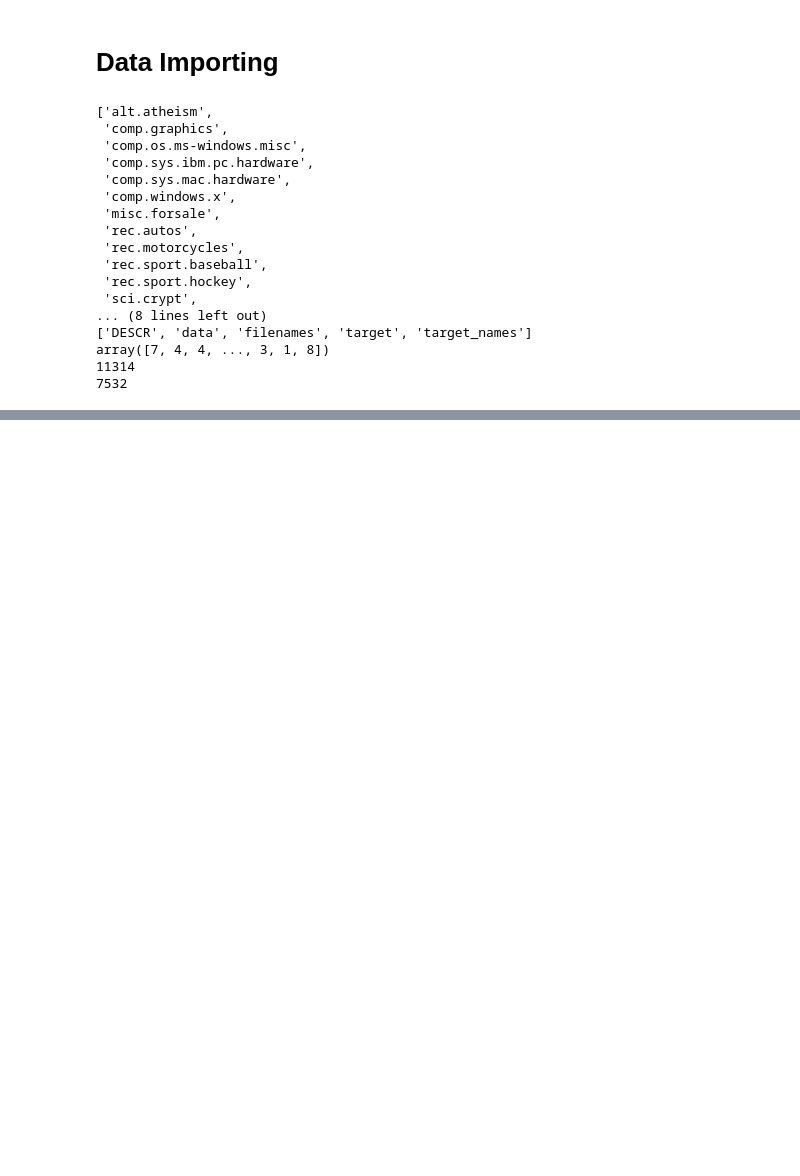
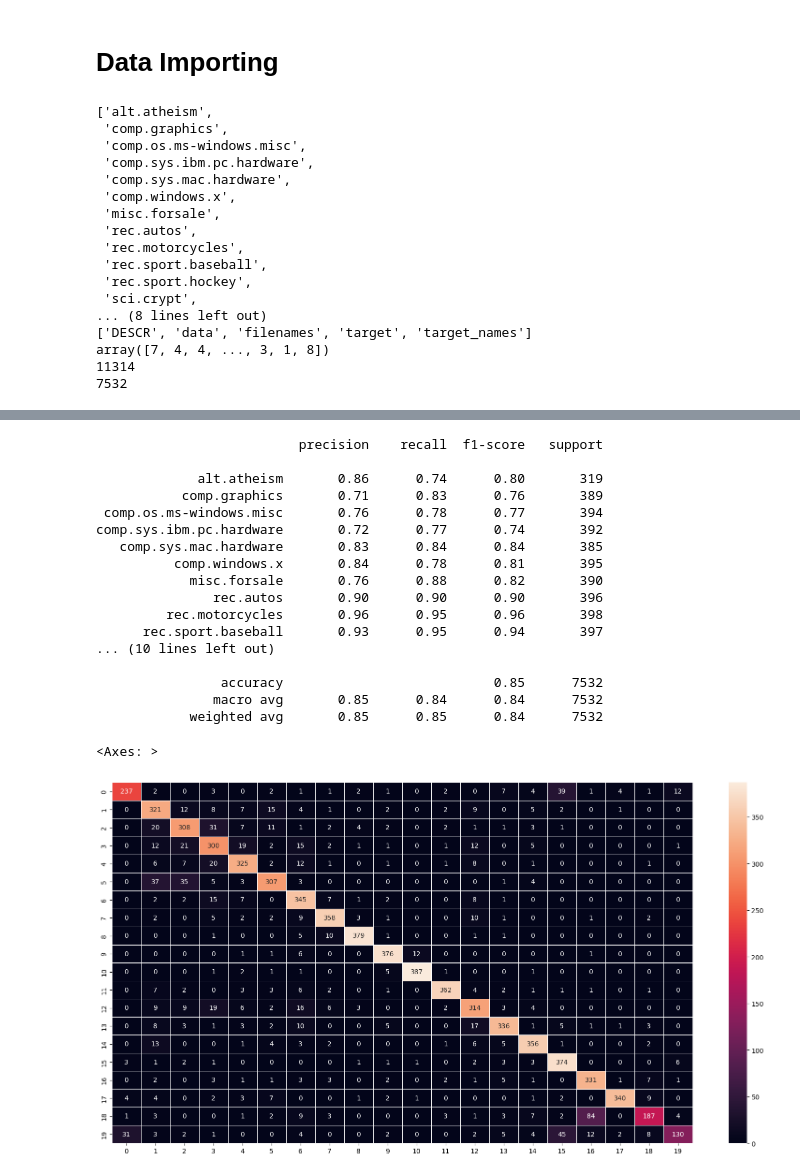
Before and after one commit to sayed6201/nlp_20newsgroups_exercise, a Jupyter notebook: exercise_text_classification.ipynb, the cells around one changed output, grey strips where cells are left out. Drawn from its saved outputs; the diff is of its cells as text; code cells hidden in the pictures; blank space fills up the shorter version.

```diff
--- a/exercise_text_classification.ipynb
+++ b/exercise_text_classification.ipynb
@@ -60,0 +90,35 @@ Shape of TFIDF Matrix: (11314, 130107)
+# %%
+from sklearn.linear_model import LogisticRegression
+
+ml_pipeline_lr =  Pipeline(
+  [   ("vect", TfidfVectorizer()),
+      ("tfidf", TfidfTransformer()),
+      ("clf", LogisticRegression()),
+  ]
+)
+ml_pipeline_lr.fit(x_train, y_train)
+predicted_y_lr = ml_pipeline_lr.predict(x_test)
+print(classification_report(y_test,predicted_y_lr, target_names=newsgroups_train.target_names))
+
+plt.figure(figsize=(20, 10))
+sns.heatmap(confusion_matrix(y_test, predicted_y_lr), annot=True, fmt="d", linewidths=0.6)
+# %% [output]
+                          precision    recall  f1-score   support
+
+             alt.atheism       0.86      0.74      0.80       319
+           comp.graphics       0.71      0.83      0.76       389
+ comp.os.ms-windows.misc       0.76      0.78      0.77       394
+comp.sys.ibm.pc.hardware       0.72      0.77      0.74       392
+   comp.sys.mac.hardware       0.83      0.84      0.84       385
+          comp.windows.x       0.84      0.78      0.81       395
+            misc.forsale       0.76      0.88      0.82       390
+               rec.autos       0.90      0.90      0.90       396
+         rec.motorcycles       0.96      0.95      0.96       398
+      rec.sport.baseball       0.93      0.95      0.94       397
+... (10 lines left out)
+
+                accuracy                           0.85      7532
+               macro avg       0.85      0.84      0.84      7532
+            weighted avg       0.85      0.85      0.84      7532
+<Axes: >
+[figure, added]
```
Also changed, not shown: parts of 7 cells of this notebook.
